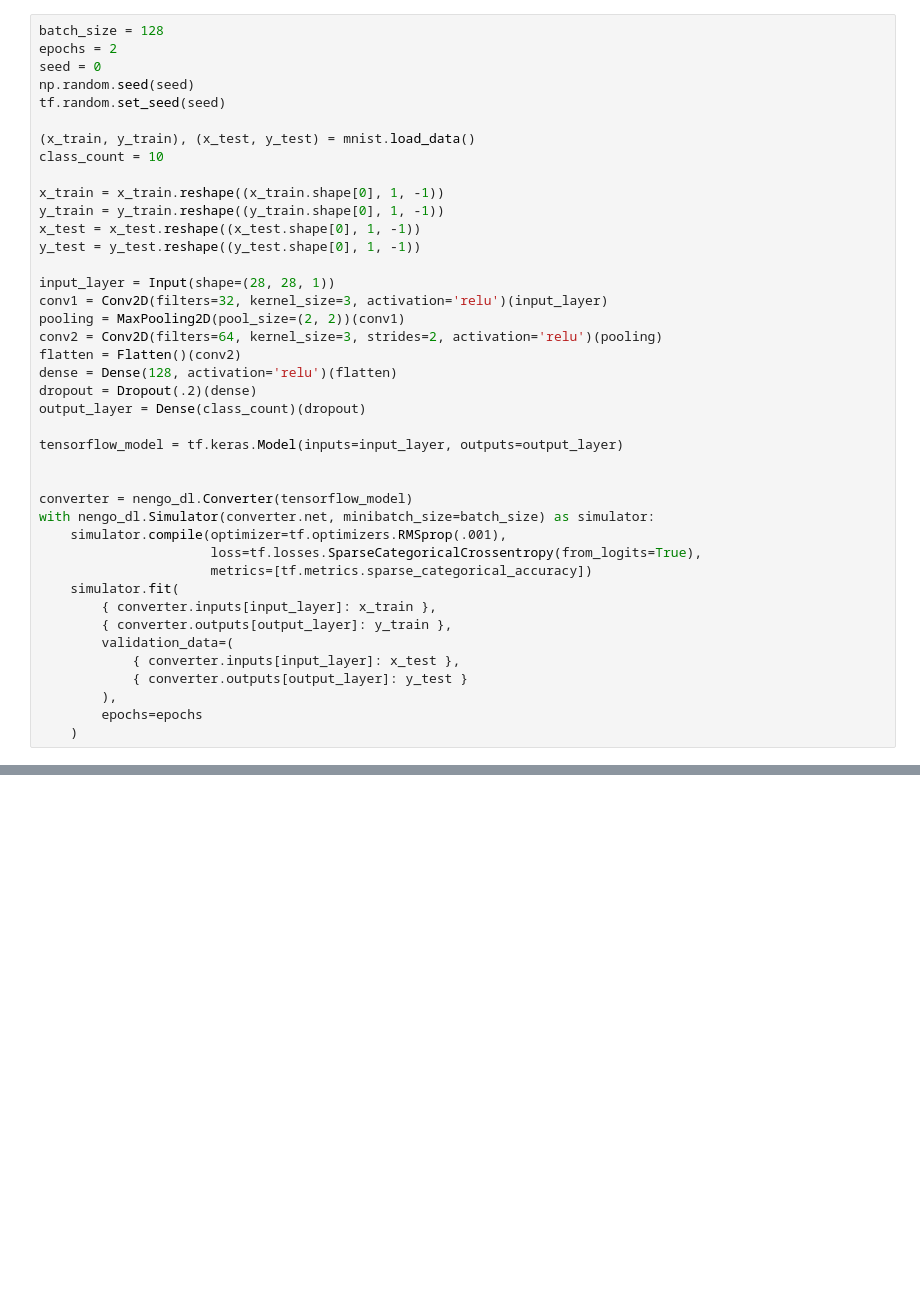
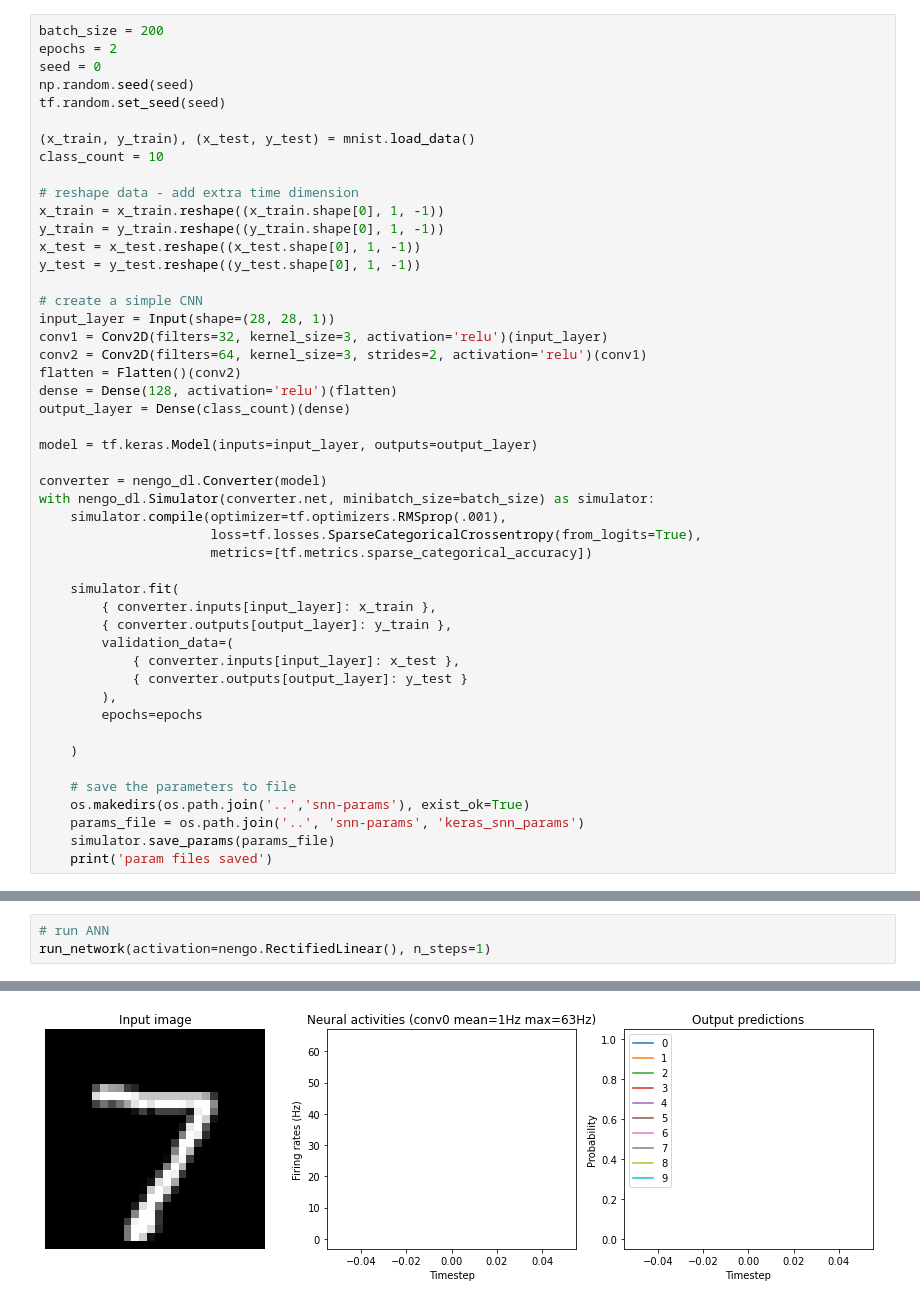
Before and after one commit to honzikv/use-of-snn, a Jupyter notebook: nengo-examples/notebooks/nengo-mnist.ipynb, the cells around one changed output, grey strips where cells are left out. Cells and saved outputs as stored; diff of their text form; blank space fills up the shorter version.

Commit message:
nengo example almost finished

```diff
--- a/nengo-examples/notebooks/nengo-mnist.ipynb
+++ b/nengo-examples/notebooks/nengo-mnist.ipynb
@@ -10,7 +15,7 @@ import nengo
 import nengo_dl
 # https://colab.research.google.com/github/nengo/nengo-dl/blob/master/docs/examples/keras-to-snn.ipynb#scrollTo=ICv7sPqw6hO6
 # %%
-batch_size = 128
+batch_size = 200
 epochs = 2
 seed = 0
 np.random.seed(seed)
@@ -19,28 +24,28 @@ tf.random.set_seed(seed)
 (x_train, y_train), (x_test, y_test) = mnist.load_data()
 class_count = 10
 
+# reshape data - add extra time dimension
 x_train = x_train.reshape((x_train.shape[0], 1, -1))
 y_train = y_train.reshape((y_train.shape[0], 1, -1))
 x_test = x_test.reshape((x_test.shape[0], 1, -1))
 y_test = y_test.reshape((y_test.shape[0], 1, -1))
 
+# create a simple CNN
 input_layer = Input(shape=(28, 28, 1))
 conv1 = Conv2D(filters=32, kernel_size=3, activation='relu')(input_layer)
-pooling = MaxPooling2D(pool_size=(2, 2))(conv1)
-conv2 = Conv2D(filters=64, kernel_size=3, strides=2, activation='relu')(pooling)
+conv2 = Conv2D(filters=64, kernel_size=3, strides=2, activation='relu')(conv1)
 flatten = Flatten()(conv2)
 dense = Dense(128, activation='relu')(flatten)
-dropout = Dropout(.2)(dense)
-output_layer = Dense(class_count)(dropout)
+output_layer = Dense(class_count)(dense)
 
-tensorflow_model = tf.keras.Model(inputs=input_layer, outputs=output_layer)
+model = tf.keras.Model(inputs=input_layer, outputs=output_layer)
 
-
-converter = nengo_dl.Converter(tensorflow_model)
+converter = nengo_dl.Converter(model)
 with nengo_dl.Simulator(converter.net, minibatch_size=batch_size) as simulator:
     simulator.compile(optimizer=tf.optimizers.RMSprop(.001),
                       loss=tf.losses.SparseCategoricalCrossentropy(from_logits=True),
                       metrics=[tf.metrics.sparse_categorical_accuracy])
+
     simulator.fit(
         { converter.inputs[input_layer]: x_train },
         { converter.outputs[output_layer]: y_train },
@@ -49,7 +54,14 @@ with nengo_dl.Simulator(converter.net, minibatch_size=batch_size) as simulator:
             { converter.outputs[output_layer]: y_test }
         ),
         epochs=epochs
+
     )
+
+    # save the parameters to file
+    os.makedirs(os.path.join('..','snn-params'), exist_ok=True)
+    params_file = os.path.join('..', 'snn-params', 'keras_snn_params')
+    simulator.save_params(params_file)
+    print('param files saved')
 # %% [output]
 Build finished in 0:00:00
 Optimization finished in 0:00:00
@@ -95,0 +142,4 @@ print("Test accuracy: %.2f%%" % (100 * accuracy))
+# %%
+# run ANN
+run_network(activation=nengo.RectifiedLinear(), n_steps=1)
+# %% [output]
@@ -95,0 +147 @@ print("Test accuracy: %.2f%%" % (100 * accuracy))
+[figure, added]
```
Also changed, not shown: parts of 7 cells of this notebook, 3 other files.
